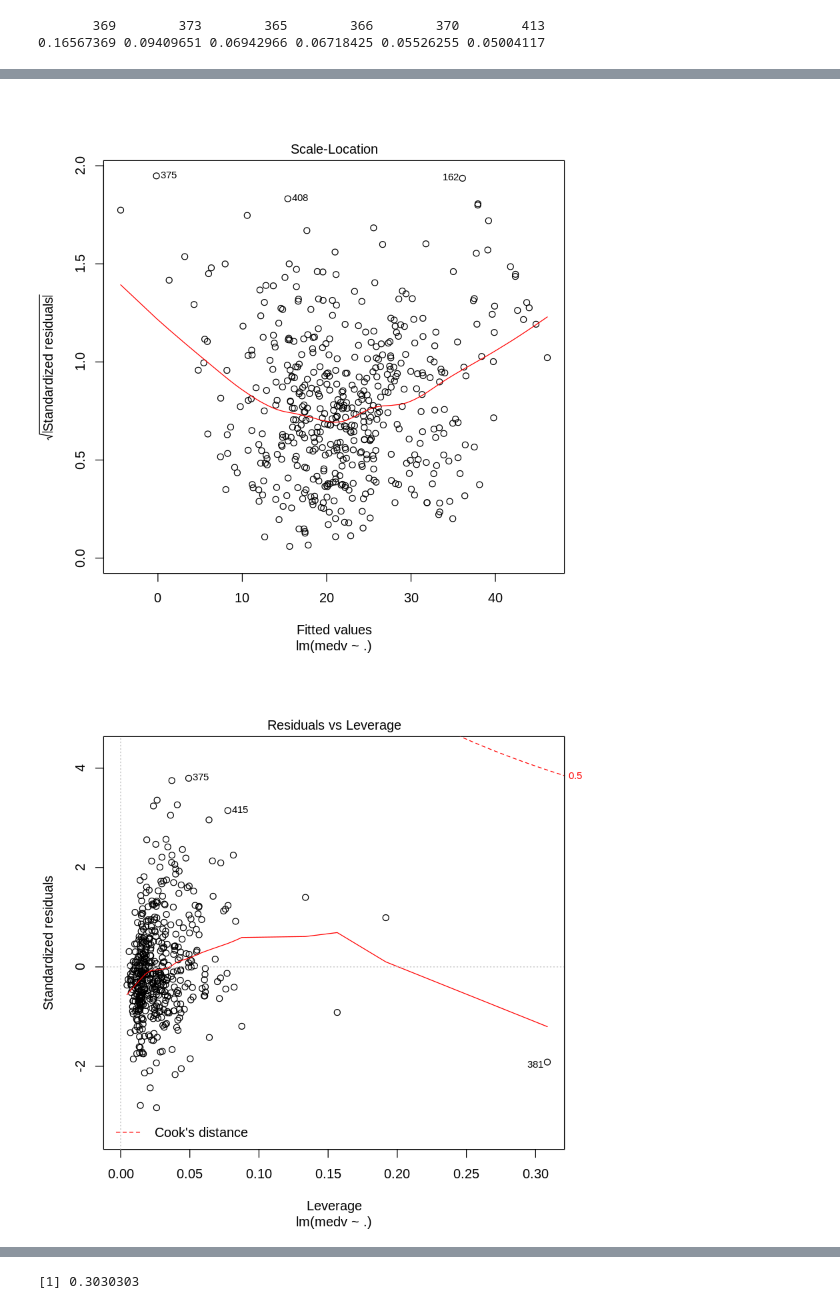
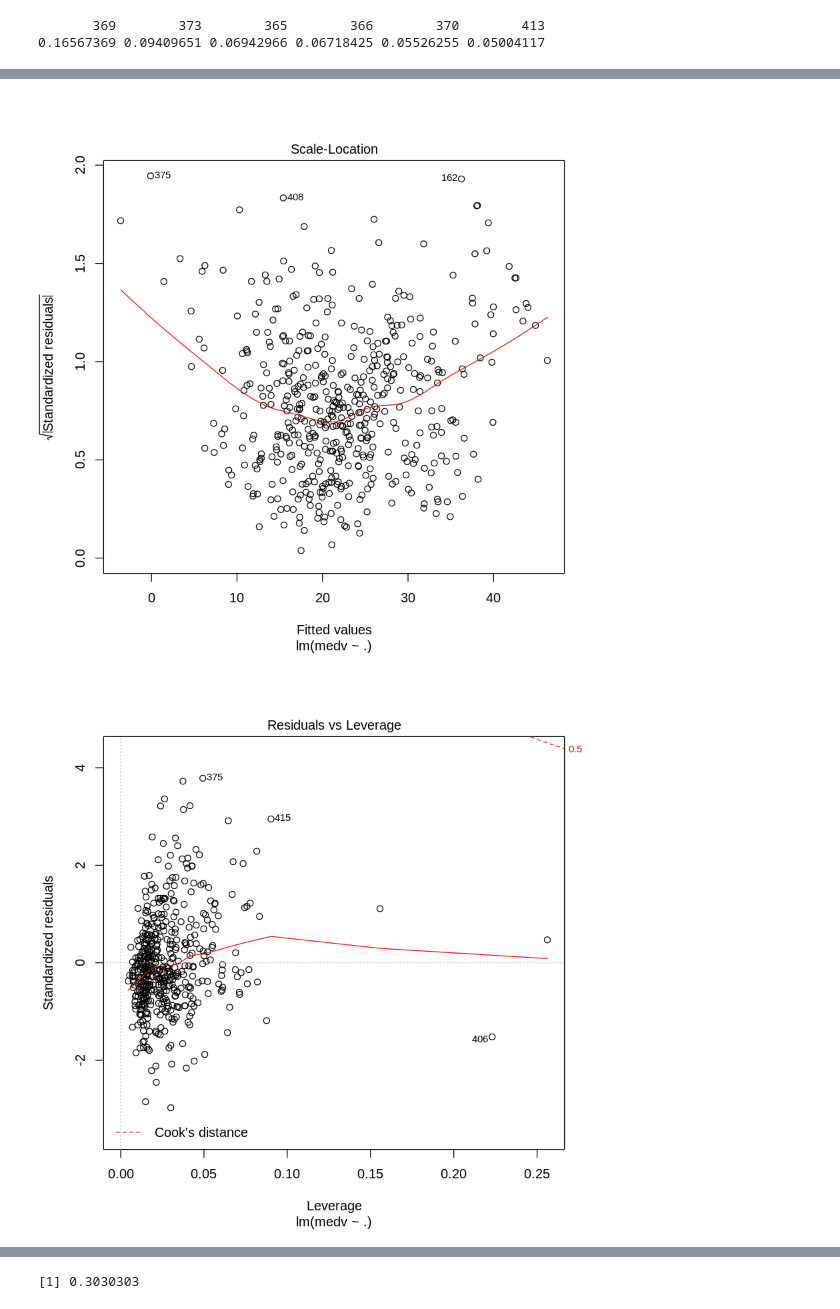
Before and after one commit to joshadkins09/aml_hw6, a Jupyter notebook: jda3_monroeb2_hw6.ipynb, the cells around one changed output, grey strips where cells are left out. Drawn from its saved outputs; the diff is of its cells as text; code cells hidden in the pictures.

Commit message:
pretty much done, just need to clean for final submit and label graphs

```diff
--- a/jda3_monroeb2_hw6.ipynb
+++ b/jda3_monroeb2_hw6.ipynb
@@ -53,7 +34,7 @@ head(scd)
        369        373        365        366        370        413
 0.16567369 0.09409651 0.06942966 0.06718425 0.05526255 0.05004117
 # %%
-trimmed <- df[-c(369, 372, 373, 370, 366, 368, 371, 413, 365), ]
+trimmed <- df[-c(369, 372, 373, 370, 366, 368, 371, 413, 365, 381), ]
 model <- lm(medv ~ ., data=trimmed)
 plot(model)
 # %% [output]
@@ -62,5 +43,5 @@ plot(model)
-[figure, old version]
+[figure, new version]
-[figure, old version]
+[figure, new version]
 # %%
 library(MASS)
 # %%
```
Also changed, not shown: parts of 6 cells of this notebook.
